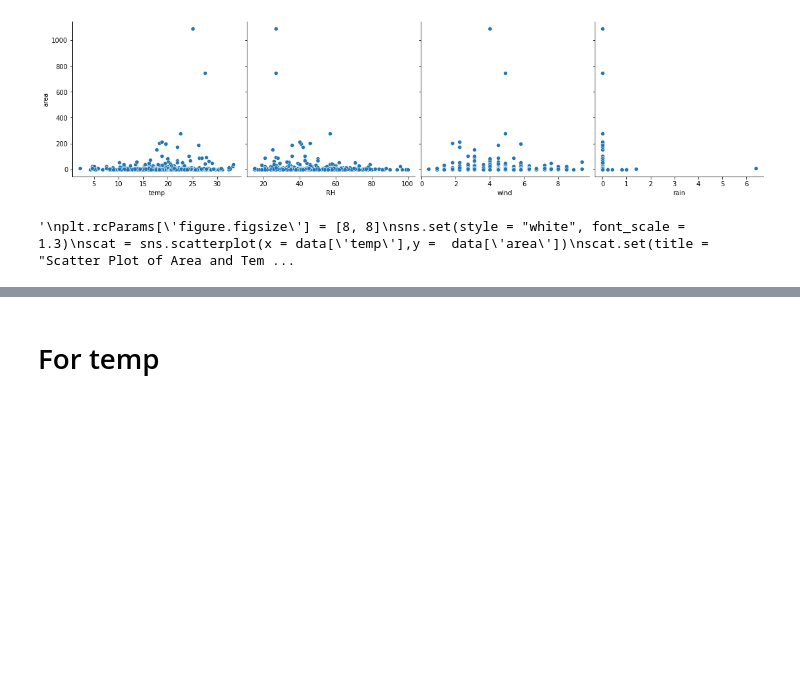
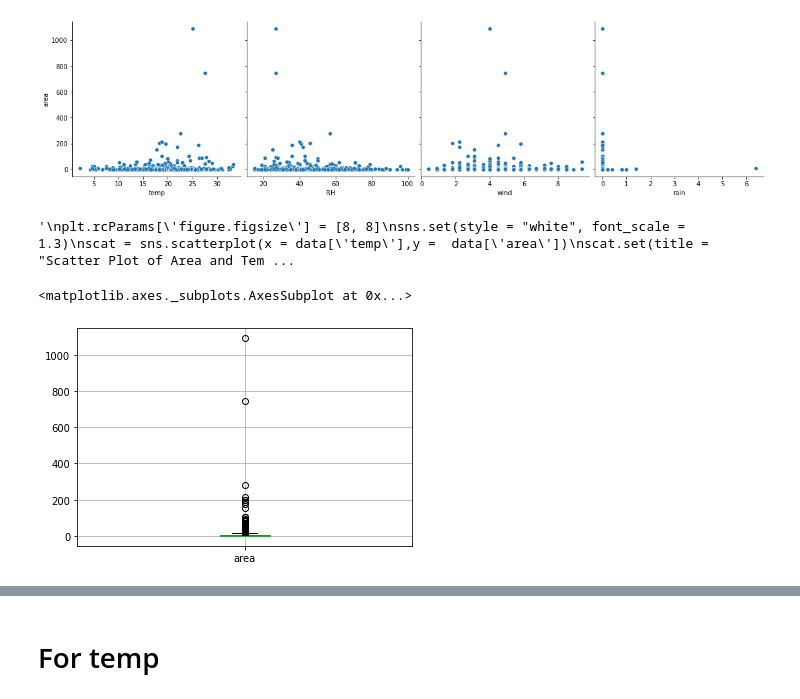
Before and after one commit to sg758253/sg1205, a Jupyter notebook: ADVDS/project1/forestfires.ipynb, the cells around one changed output, grey strips where cells are left out. Saved outputs shown, nothing was run; the diff lists cells and outputs as text; code cells hidden in the pictures; blank space fills up the shorter version.

```diff
--- a/ADVDS/project1/forestfires.ipynb
+++ b/ADVDS/project1/forestfires.ipynb
@@ -140,3 +140,8 @@ scat.set(title = "Scatter Plot of Area and Temperature", xlabel = "Temperature",
 # %% [output]
 [figure]
 '\nplt.rcParams[\'figure.figsize\'] = [8, 8]\nsns.set(style = "white", font_scale = 1.3)\nscat = sns.scatterplot(x = data[\'temp\'],y =  data[\'area\'])\nscat.set(title = "Scatter Plot of Area and Tem ...
+# %%
+data.boxplot(column="area")
+# %% [output]
+<matplotlib.axes._subplots.AxesSubplot at 0x...>
+[figure, added]
```
Also changed, not shown: parts of 30 cells of this notebook.
